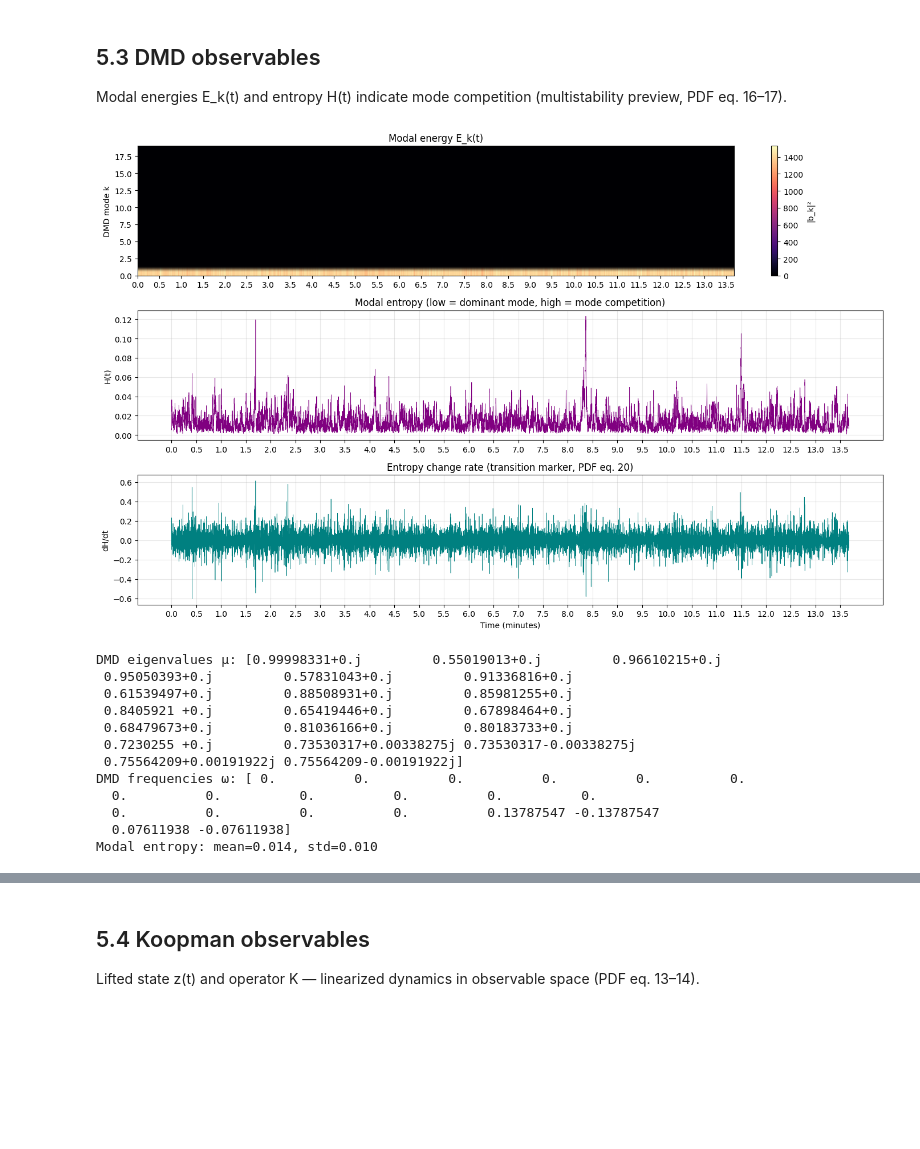
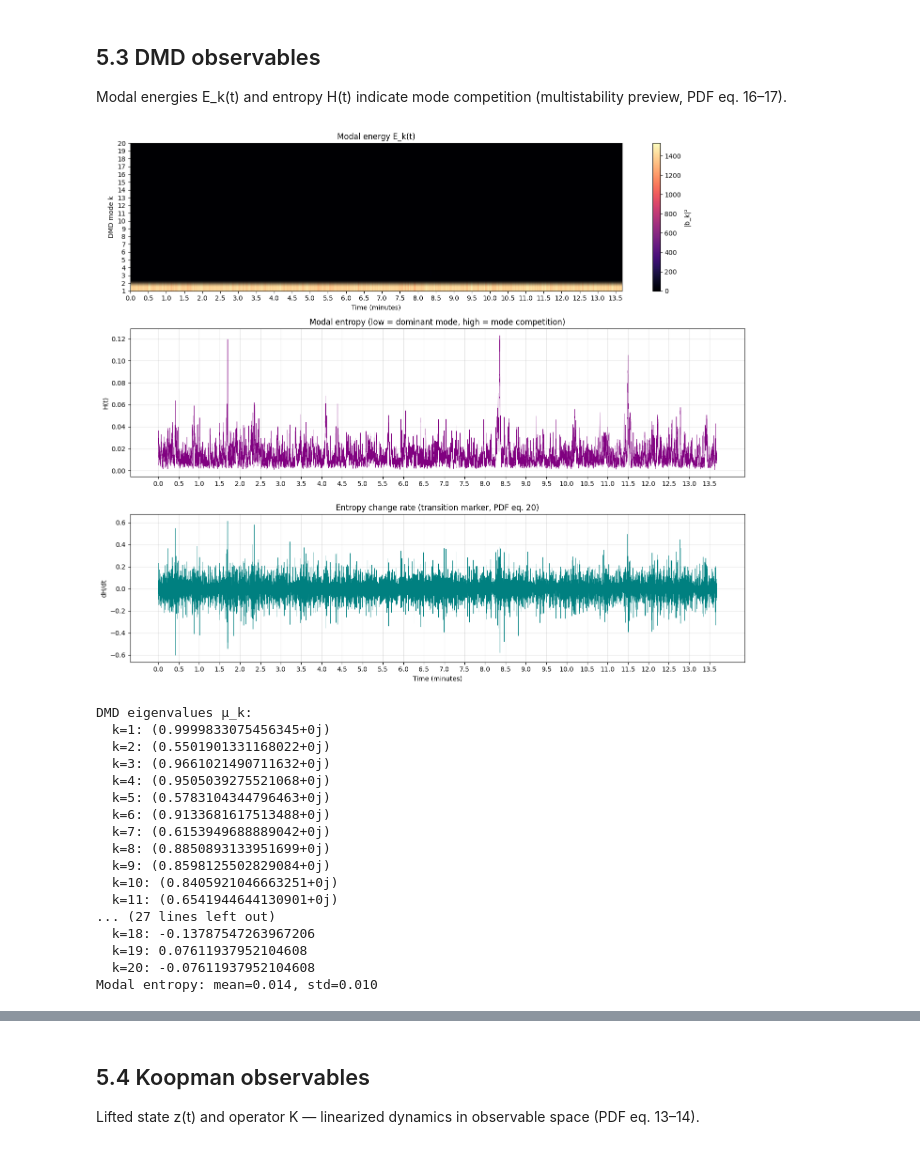
Before and after one commit to josefberman/SpectralSchooling, a Jupyter notebook: analyse_results.ipynb, the cells around one changed output, grey strips where cells are left out. Saved outputs shown, nothing was run; the diff lists cells and outputs as text; code cells hidden in the pictures; blank space fills up the shorter version.

```diff
--- a/analyse_results.ipynb
+++ b/analyse_results.ipynb
@@ -104,16 +137,18 @@ idx, s_l_sub = subsample(graph.spectral_vector)
 t_sub = time_s[idx] / 60
 
 fig, ax = plt.subplots(figsize=(14, 5))
+num_evals = s_l_sub.shape[1]
 im = ax.imshow(
     s_l_sub.T,
     aspect="auto",
     origin="lower",
-    extent=[t_sub[0], t_sub[-1], 1, s_l_sub.shape[1]],
+    extent=[t_sub[0], t_sub[-1], 1, num_evals],
     cmap="viridis",
 )
 ax.set_xlabel("Time (minutes)")
 ax.set_ylabel("Laplacian eigenvalue index (λ₂ … λ_N)")
 ax.set_title("Graph spectral vector s_L(t) heatmap")
+ax.set_yticks(np.linspace(1, num_evals + 1, 10, dtype=int))
 
 # Set x ticks every half a minute
 start_min = t_sub[0]
@@ -136,60 +171,73 @@ energies = dmd.modal_energies
 entropy = modal_entropy(energies)
 norm_energy = energies / np.nansum(energies, axis=1, keepdims=True)
 
-fig, axes = plt.subplots(3, 1, figsize=(14, 9))  # removed sharex
+fig, axes = plt.subplots(3, 1, figsize=(14, 12))  # removed sharex
 
 idx, e_sub = subsample(energies)
 t_sub = time_s[idx] / 60
+num_dmd_modes = e_sub.shape[1]
 im = axes[0].imshow(
     e_sub.T,
     aspect="auto",
     origin="lower",
-    extent=[t_sub[0], t_sub[-1], 0, e_sub.shape[1] - 1],
+    extent=[t_sub[0], t_sub[-1], 1, num_dmd_modes],
     cmap="magma",
 )
 axes[0].set_ylabel("DMD mode k")
+axes[0].set_xlabel("Time (minutes)")
 axes[0].set_title("Modal energy E_k(t)")
 plt.colorbar(im, ax=axes[0], label="|b_k|²")
 
-# Set x ticks every half a minute for all subplots, and give xtick labels to the first subplot
+# Set x ticks every half a minute for all subplots,
 start_min = t_sub[0]
 end_min = t_sub[-1]
 half_min_ticks = np.arange(math.ceil(start_min * 2) / 2, end_min + 0.25, 0.5)
 for ax in axes:
     ax.set_xticks(half_min_ticks)
 axes[0].set_xticklabels([f"{tick:.1f}" for tick in half_min_ticks])
+
+axes[0].set_yticks(np.arange(1, num_dmd_modes + 1))
 
 axes[1].plot(time_s / 60, entropy, lw=0.5, color="purple")
 axes[1].set_ylabel("H(t)")
 axes[1].set_title("Modal entropy (low = dominant mode, high = mode competition)")
 axes[1].grid(alpha=0.3)
 
 dH = np.gradient(entropy, dmd.dt)
 axes[2].plot(time_s / 60, dH, lw=0.5, color="teal")
 axes[2].set_ylabel("dH/dt")
 axes[2].set_xlabel("Time (minutes)")
 axes[2].set_title("Entropy change rate (transition marker, PDF eq. 20)")
 axes[2].grid(alpha=0.3)
 
 plt.tight_layout()
 plt.show()
 
-print("DMD eigenvalues μ:", dmd.eigenvalues)
-print("DMD frequencies ω:", dmd.frequencies)
+print("DMD eigenvalues μ_k:")
+for k, mu in enumerate(dmd.eigenvalues, start=1):
+    print(f"  k={k}: {mu}")
+print("DMD frequencies ω_k:")
+for k, omega in enumerate(dmd.frequencies, start=1):
+    print(f"  k={k}: {omega}")
 print(f"Modal entropy: mean={np.nanmean(entropy):.3f}, std={np.nanstd(entropy):.3f}")
 # %% [output]
-[figure, old version]
+[figure, new version]
-DMD eigenvalues μ: [0.99998331+0.j         0.55019013+0.j         0.96610215+0.j
- 0.95050393+0.j         0.57831043+0.j         0.91336816+0.j
- 0.61539497+0.j         0.88508931+0.j         0.85981255+0.j
- 0.8405921 +0.j         0.65419446+0.j         0.67898464+0.j
- 0.68479673+0.j         0.81036166+0.j         0.80183733+0.j
- 0.7230255 +0.j         0.73530317+0.00338275j 0.73530317-0.00338275j
- 0.75564209+0.00191922j 0.75564209-0.00191922j]
-DMD frequencies ω: [ 0.          0.          0.          0.          0.          0.
-  0.          0.          0.          0.          0.          0.
-  0.          0.          0.          0.          0.13787547 -0.13787547
-  0.07611938 -0.07611938]
+DMD eigenvalues μ_k:
+  k=1: (0.9999833075456345+0j)
+  k=2: (0.5501901331168022+0j)
+  k=3: (0.9661021490711632+0j)
+  k=4: (0.9505039275521068+0j)
+  k=5: (0.5783104344796463+0j)
+  k=6: (0.9133681617513488+0j)
+  k=7: (0.6153949688889042+0j)
+  k=8: (0.8850893133951699+0j)
+  k=9: (0.8598125502829084+0j)
+  k=10: (0.8405921046663251+0j)
+  k=11: (0.6541944644130901+0j)
+... (27 lines left out)
+  k=18: -0.13787547263967206
+  k=19: 0.07611937952104608
+  k=20: -0.07611937952104608
 Modal entropy: mean=0.014, std=0.010
 # %%
 # DMD mode matrix and reconstruction quality (PDF eq. 25)
```
Also changed, not shown: parts of 11 cells of this notebook, 12 other files.
